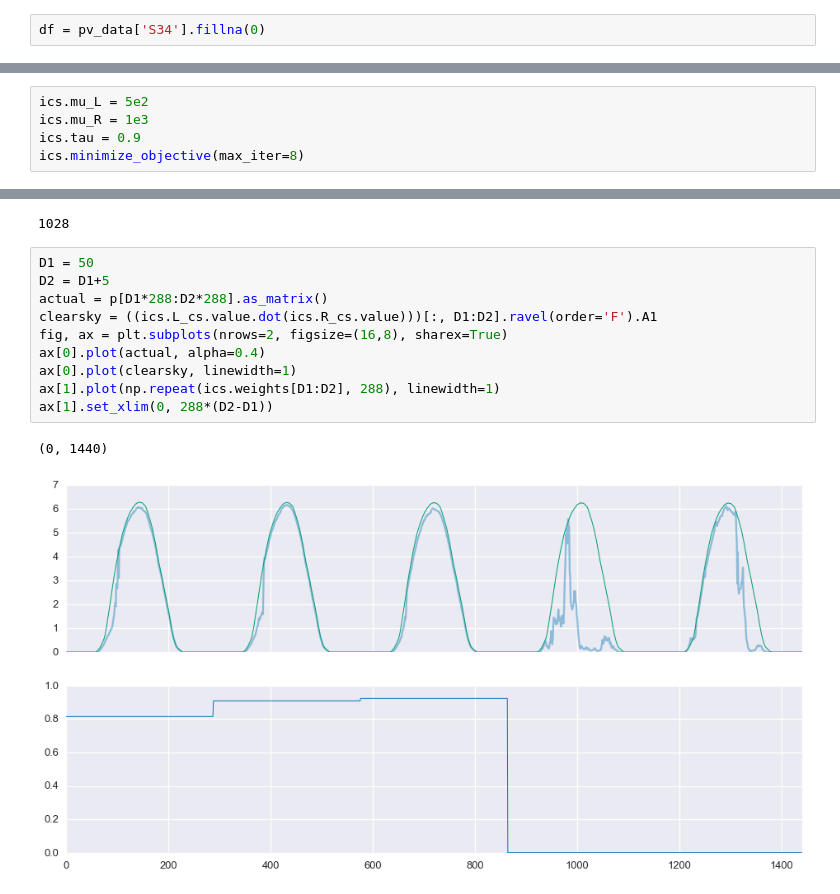
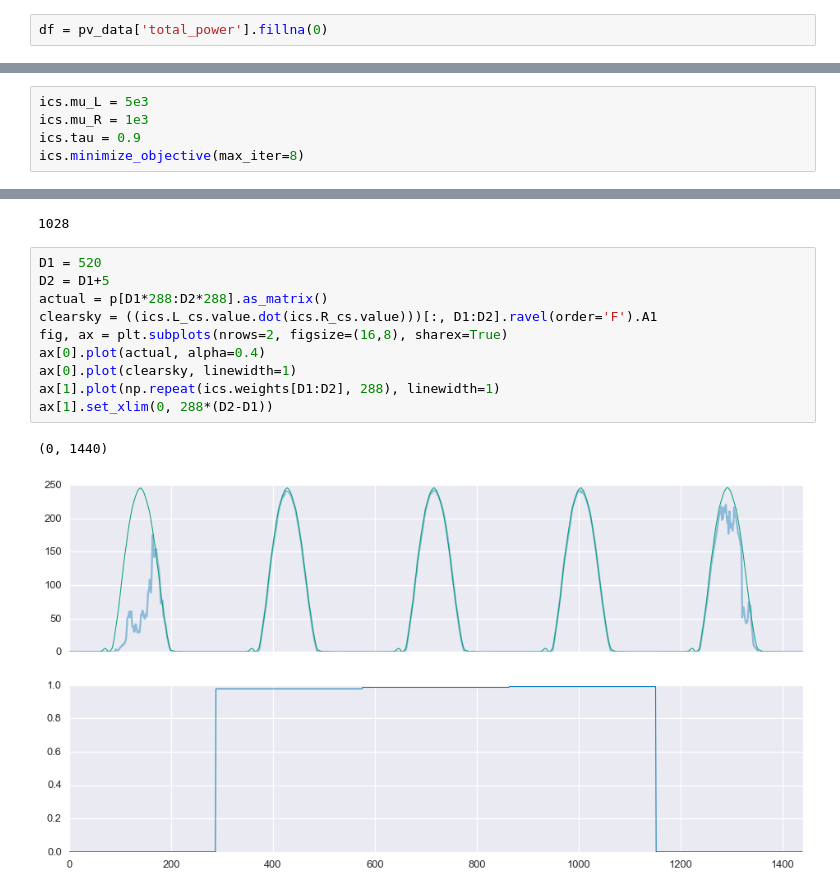
Before and after one commit to slacgismo/StatisticalClearSky, a Jupyter notebook: notebooks/Example_02-Copy1.ipynb, the cells around one changed output, grey strips where cells are left out. Drawn from its saved outputs; the diff is of its cells as text.

```diff
--- a/notebooks/Example_02-Copy1.ipynb
+++ b/notebooks/Example_02-Copy1.ipynb
@@ -21,7 +21,7 @@ from datetime import datetime
 # %%
 pv_data = pd.read_pickle('/Users/bennetmeyers/Documents/CS229/Project/SolarForecasting/data/master_dataset.pkl')
 # %%
-df = pv_data['S34'].fillna(0)
+df = pv_data['total_power'].fillna(0)
 # %%
 df.head()
 # %% [output]
@@ -75,7 +75,7 @@ plt.show()
 # %%
 ics = IterativeClearSky(D, k=5)
 # %%
-ics.mu_L = 5e2
+ics.mu_L = 5e3
 ics.mu_R = 1e3
 ics.tau = 0.9
 ics.minimize_objective(max_iter=8)
@@ -154,15 +151,15 @@ print sum(ics.L_cs.size) + sum(ics.R_cs.size)
 # %% [output]
 1028
 # %%
-D1 = 50
+D1 = 520
 D2 = D1+5
 actual = p[D1*288:D2*288].as_matrix()
 clearsky = ((ics.L_cs.value.dot(ics.R_cs.value)))[:, D1:D2].ravel(order='F').A1
 fig, ax = plt.subplots(nrows=2, figsize=(16,8), sharex=True)
 ax[0].plot(actual, alpha=0.4)
 ax[0].plot(clearsky, linewidth=1)
 ax[1].plot(np.repeat(ics.weights[D1:D2], 288), linewidth=1)
 ax[1].set_xlim(0, 288*(D2-D1))
 # %% [output]
 (0, 1440)
-[figure, old version]
+[figure, new version]
```
Also changed, not shown: parts of 9 cells of this notebook, 2 other files.
